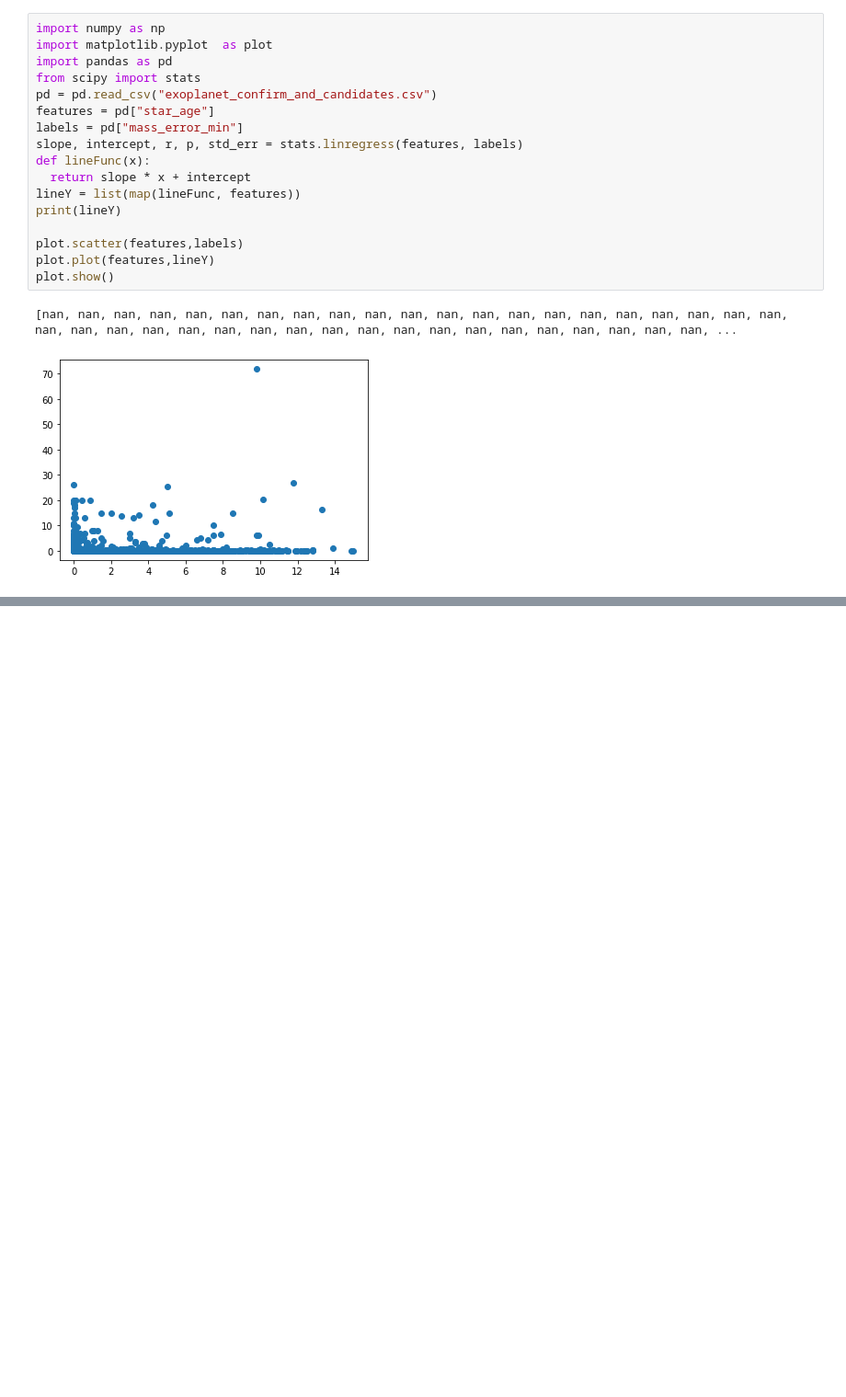
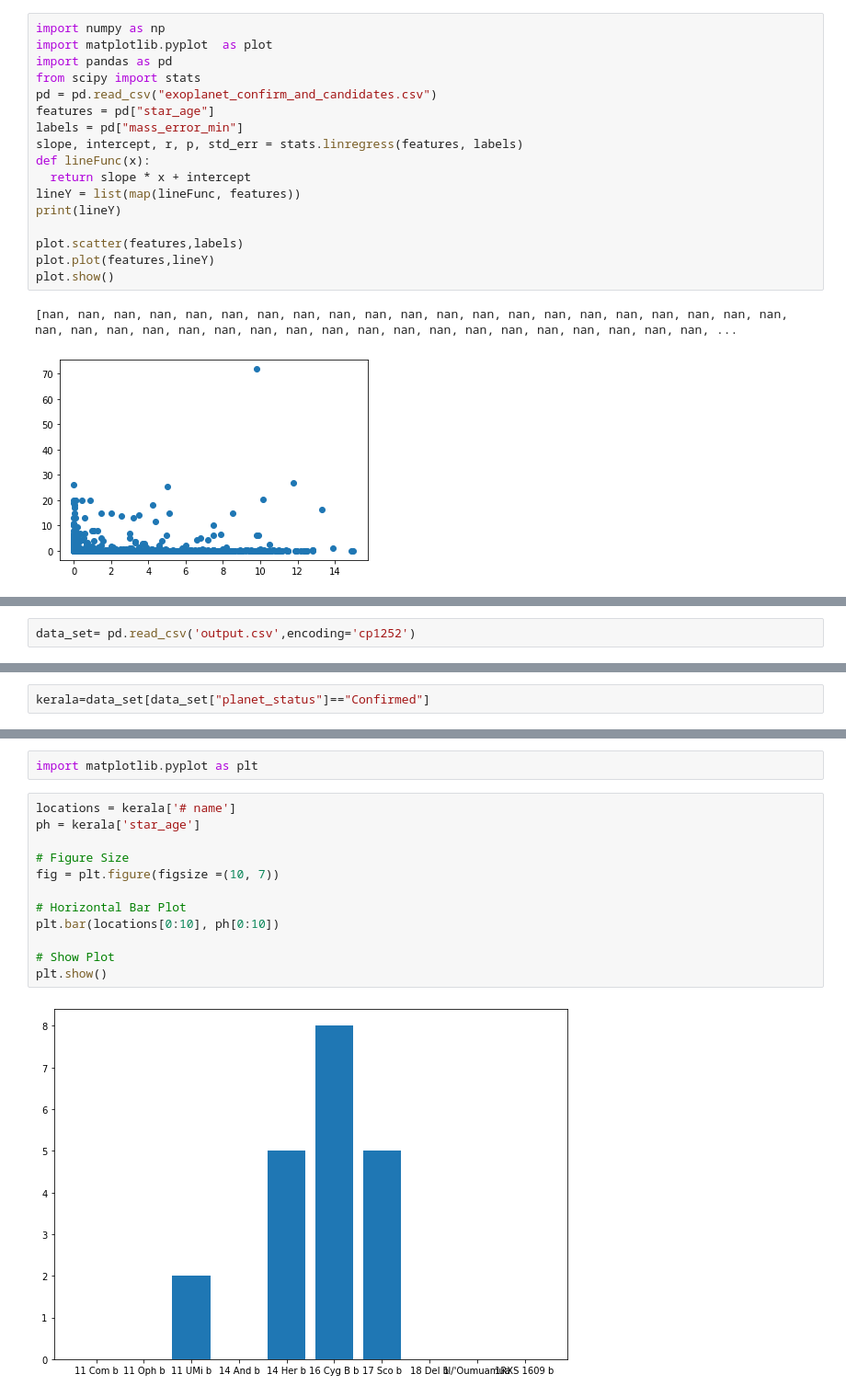
Before and after one commit to Raynould-Joseph/Machine-Learning-, a Jupyter notebook: ML_Lab_1.ipynb, the cells around one changed output, grey strips where cells are left out. Shown at 92% size. Cells and saved outputs as stored; diff of their text form; blank space fills up the shorter version.

```diff
--- a/ML_Lab_1.ipynb
+++ b/ML_Lab_1.ipynb
@@ -146,0 +164,2 @@ plot.show()
+# %%
+data_set= pd.read_csv('output.csv',encoding='cp1252')
@@ -146,0 +182,2 @@ plot.show()
+# %%
+kerala=data_set[data_set["planet_status"]=="Confirmed"]
@@ -146,0 +226,16 @@ plot.show()
+# %%
+import matplotlib.pyplot as plt
+# %%
+locations = kerala['# name']
+ph = kerala['star_age']
+
+# Figure Size
+fig = plt.figure(figsize =(10, 7))
+
+# Horizontal Bar Plot
+plt.bar(locations[0:10], ph[0:10])
+
+# Show Plot
+plt.show()
+# %% [output]
+[figure, added]
```
Also changed, not shown: parts of 8 cells of this notebook.
